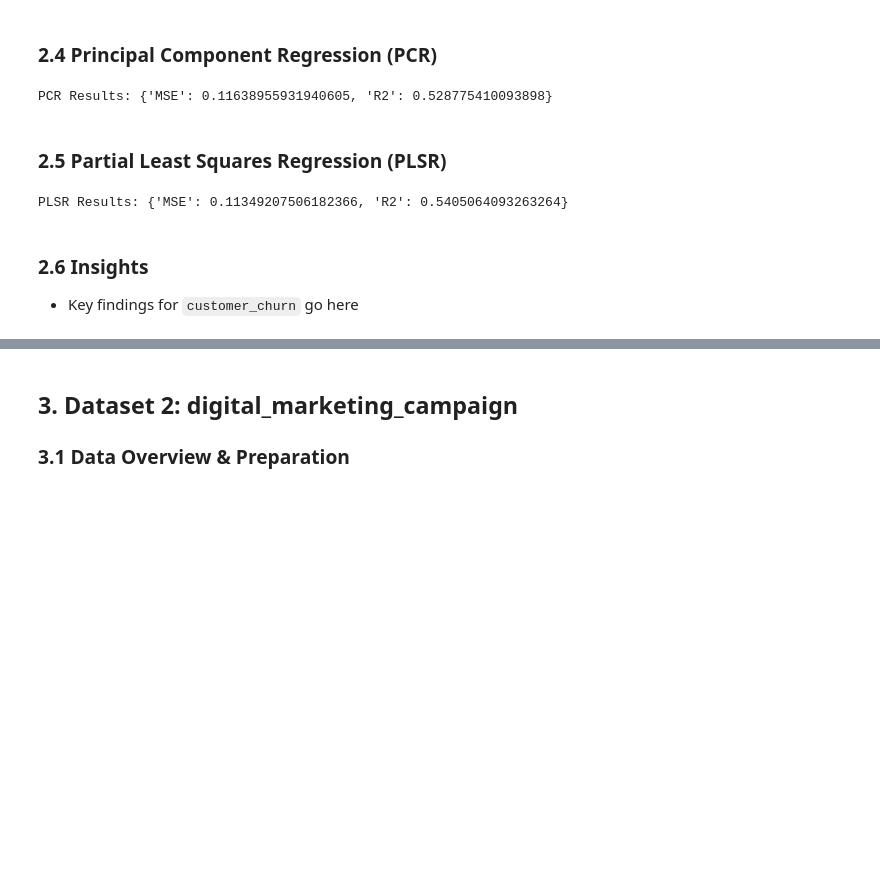
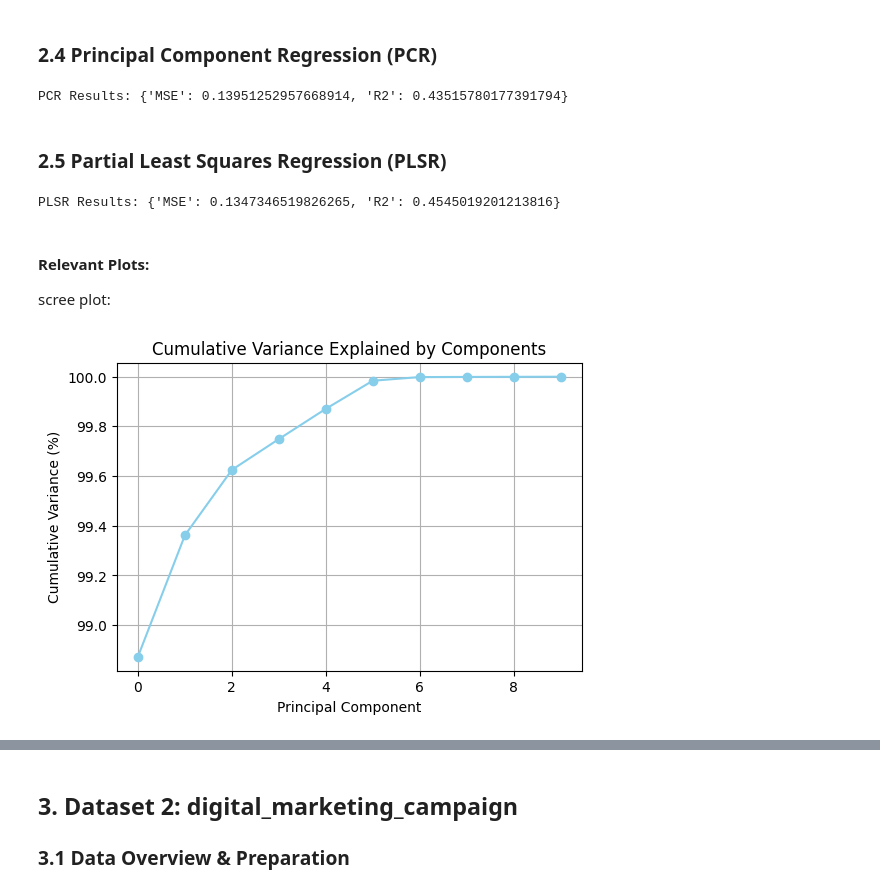
Before and after one commit to paumar2/Capstone-Customer-Churn-BU, a Jupyter notebook: week3_feature_selection_notebook.ipynb, the cells around one changed output, grey strips where cells are left out. Drawn from its saved outputs; the diff is of its cells as text; code cells hidden in the pictures; blank space fills up the shorter version.

Commit message:
added additional plots to weeks 1-6 799

```diff
--- a/week3_feature_selection_notebook.ipynb
+++ b/week3_feature_selection_notebook.ipynb
@@ -72,9 +72,8 @@ test_cc = pd.read_csv('customer_churn_dataset-testing-master.csv')
 customer_churn = pd.concat([train_cc, test_cc], ignore_index=True)
 #drop null rows
 customer_churn.dropna(inplace=True)
-customer_churn.head()
-customer_churn.info()
-customer_churn.describe()
+#drop CustomerID column (shouldn't impact churn)
+customer_churn.drop("CustomerID", axis=1, inplace=True)
 
 X = pd.get_dummies(customer_churn.drop("Churn", axis=1, errors="ignore"), drop_first=True)
 y = customer_churn["Churn"] if "Churn" in customer_churn.columns else None
@@ -165,7 +143,7 @@ if y is not None:
     results_pcr = evaluate_model(lr, X_train_pca, X_test_pca, y_train, y_test)
     print("PCR Results:", results_pcr)
 # %% [output]
-PCR Results: {'MSE': 0.11638955931940605, 'R2': 0.528775410093898}
+PCR Results: {'MSE': 0.13951252957668914, 'R2': 0.43515780177391794}
 # %% [markdown]
 ### 2.5 Partial Least Squares Regression (PLSR)
 # %%
@@ -177,7 +155,17 @@ if y is not None:
     r2 = r2_score(y_test, y_pred)
     print("PLSR Results:", {"MSE": mse, "R2": r2})
 # %% [output]
-PLSR Results: {'MSE': 0.11349207506182366, 'R2': 0.5405064093263264}
+PLSR Results: {'MSE': 0.1347346519826265, 'R2': 0.4545019201213816}
-# %% [markdown]
-### 2.6 Insights
-- Key findings for `customer_churn` go here
+# %% [markdown]
+#### Relevant Plots:
+scree plot:
+# %%
+plt.figure(figsize=(6,4))
+plt.plot(np.cumsum(pca.explained_variance_ratio_)*100, marker='o', color='skyblue')
+plt.title("Cumulative Variance Explained by Components")
+plt.xlabel("Principal Component")
+plt.ylabel("Cumulative Variance (%)")
+plt.grid(True)
+plt.show()
+# %% [output]
+[figure, added]
```
Also changed, not shown: parts of 19 cells of this notebook, 5 other files.
